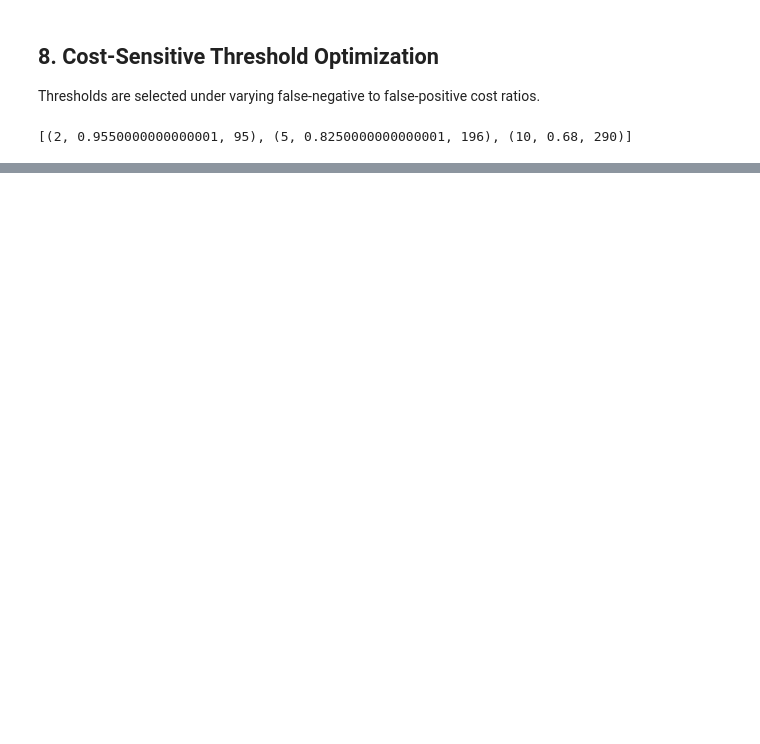
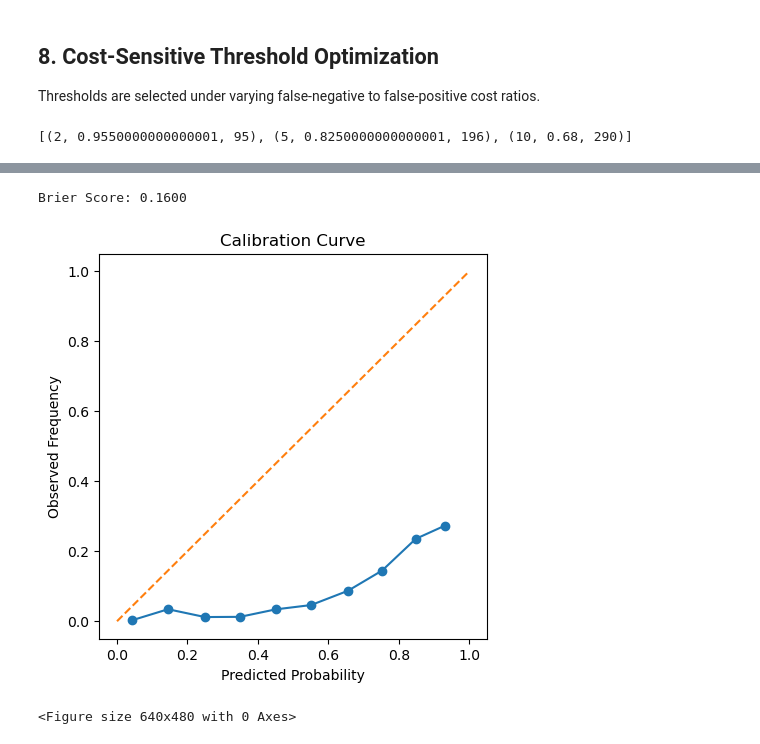
Before and after one commit to nachospreafico/stroke-risk-prediction, a Jupyter notebook: notebooks/02_modeling.ipynb, the cells around one changed output, grey strips where cells are left out. Drawn from its saved outputs; the diff is of its cells as text; code cells hidden in the pictures; blank space fills up the shorter version.

Commit message:
added calibration analysis to 02_modeling notebook, added contact info in README

```diff
--- a/notebooks/02_modeling.ipynb
+++ b/notebooks/02_modeling.ipynb
@@ -186,0 +187,23 @@ joblib.dump(logreg_pipeline, "model.joblib")
+# %%
+from sklearn.metrics import brier_score_loss
+from sklearn.calibration import calibration_curve
+
+# Brier Score (overall probability accuracy)
+brier = brier_score_loss(y_test, y_proba)
+print(f"Brier Score: {brier:.4f}")
+
+# Calibration curve
+prob_true, prob_pred = calibration_curve(y_test, y_proba, n_bins=10)
+
+plt.figure(figsize=(5,5))
+plt.plot(prob_pred, prob_true, marker='o')
+plt.plot([0,1], [0,1], linestyle='--')
+plt.xlabel("Predicted Probability")
+plt.ylabel("Observed Frequency")
+plt.title("Calibration Curve")
+plt.show()
+plt.savefig("calibration_curve.png")
+# %% [output]
+Brier Score: 0.1600
+[figure, added]
+<Figure size 640x480 with 0 Axes>
```
Also changed, not shown: parts of 6 cells of this notebook, 10 other files.
